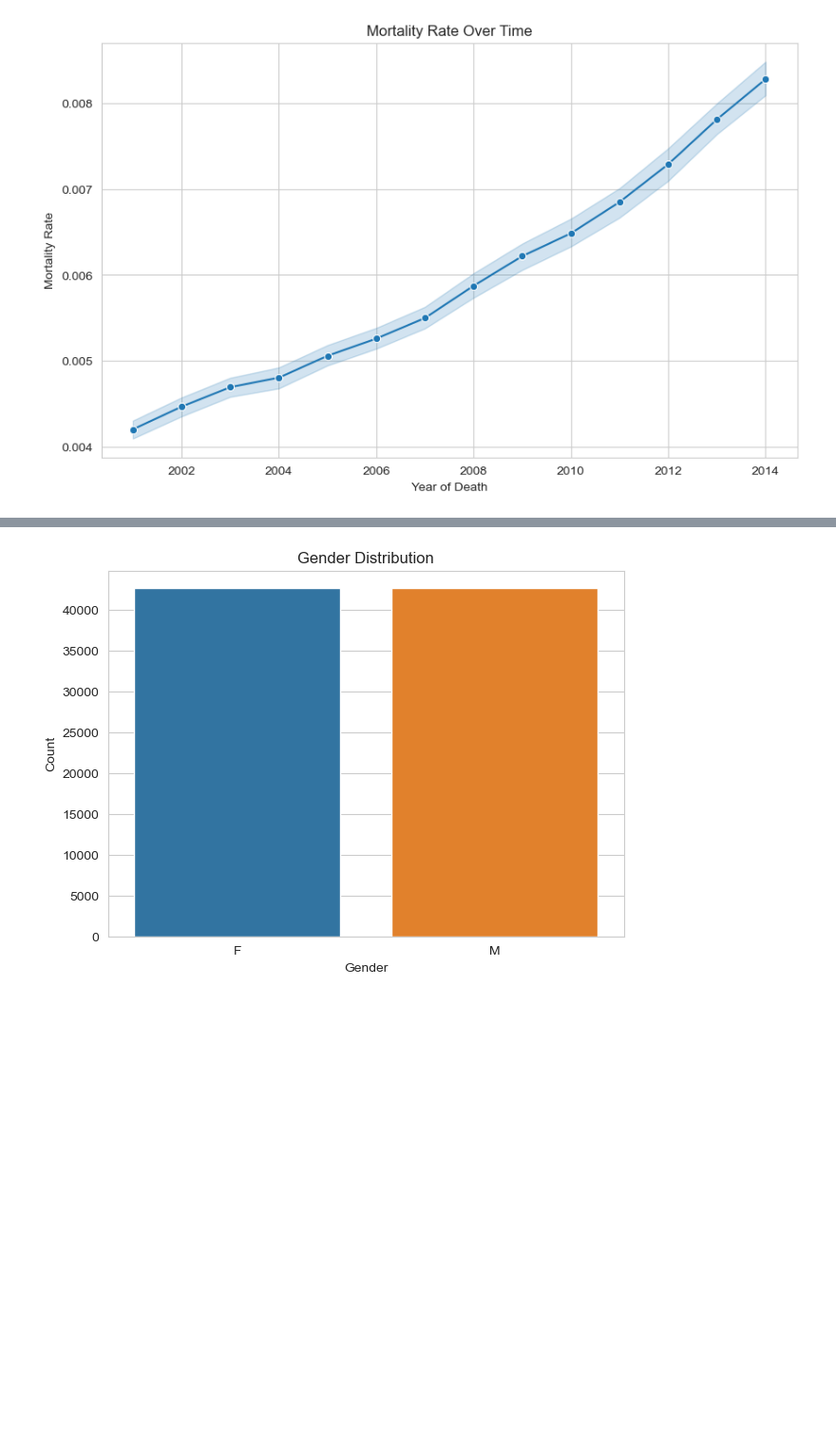
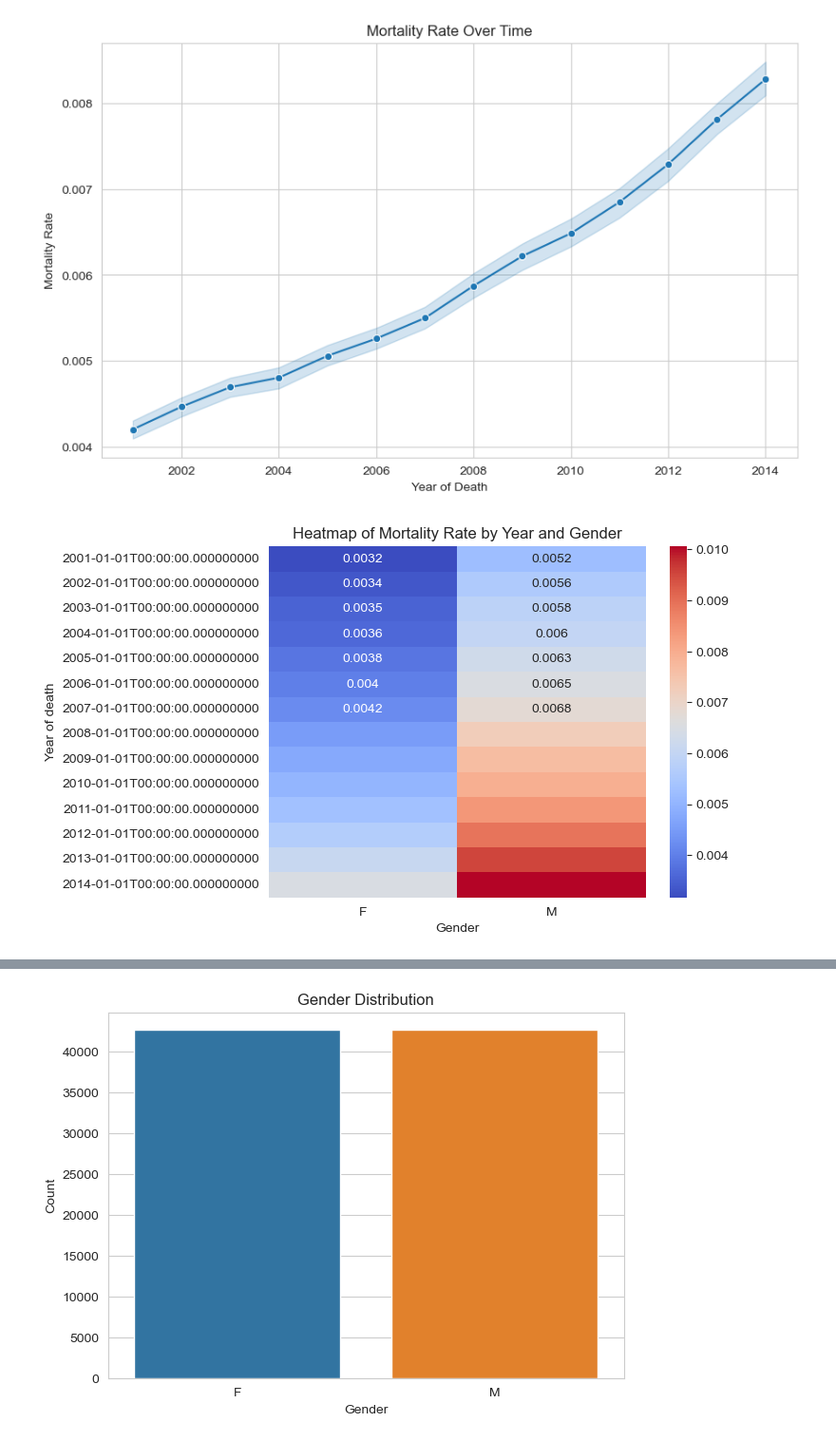
Before and after one commit to PranavKuramkoteSudhir/IE7275-40714-Data-Mining-in-Engineering, a Jupyter notebook: eda.ipynb, the cells around one changed output, grey strips where cells are left out. Shown at 95% size. Cells and saved outputs as stored; diff of their text form; code cells hidden in the pictures; blank space fills up the shorter version.

```diff
--- a/eda.ipynb
+++ b/eda.ipynb
@@ -109,3 +125,10 @@ plt.ylabel('Mortality Rate')
 plt.show()
 # %% [output]
 [figure]
+# %%
+mortality_heatmap_data = df.pivot_table(values='mortality rate', index='Year of death', columns='Gender', aggfunc='mean')
+sns.heatmap(mortality_heatmap_data, cmap='coolwarm', annot=True)
+plt.title('Heatmap of Mortality Rate by Year and Gender')
+plt.show()
+# %% [output]
+[figure, added]
```
Also changed, not shown: parts of 2 cells of this notebook.
